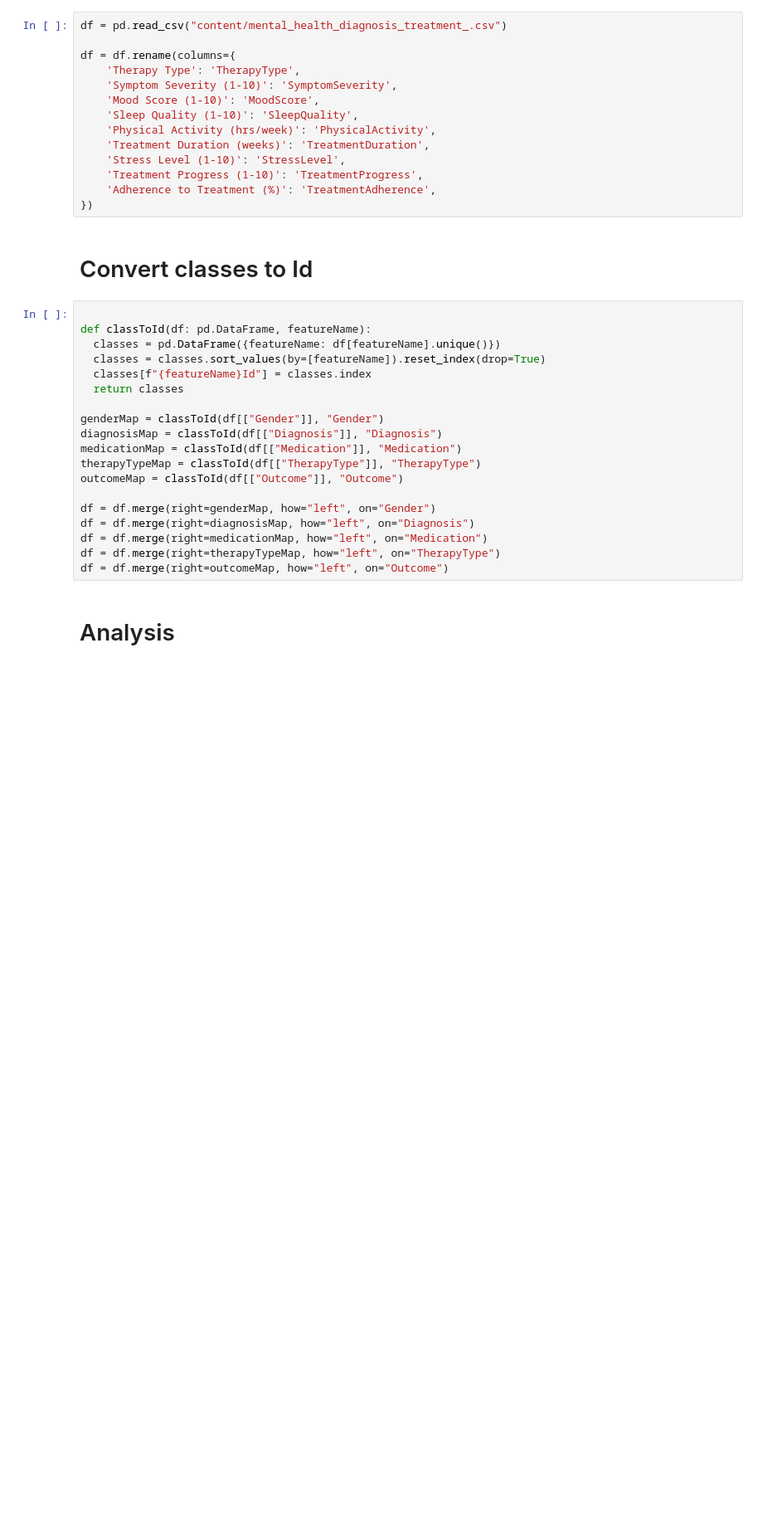
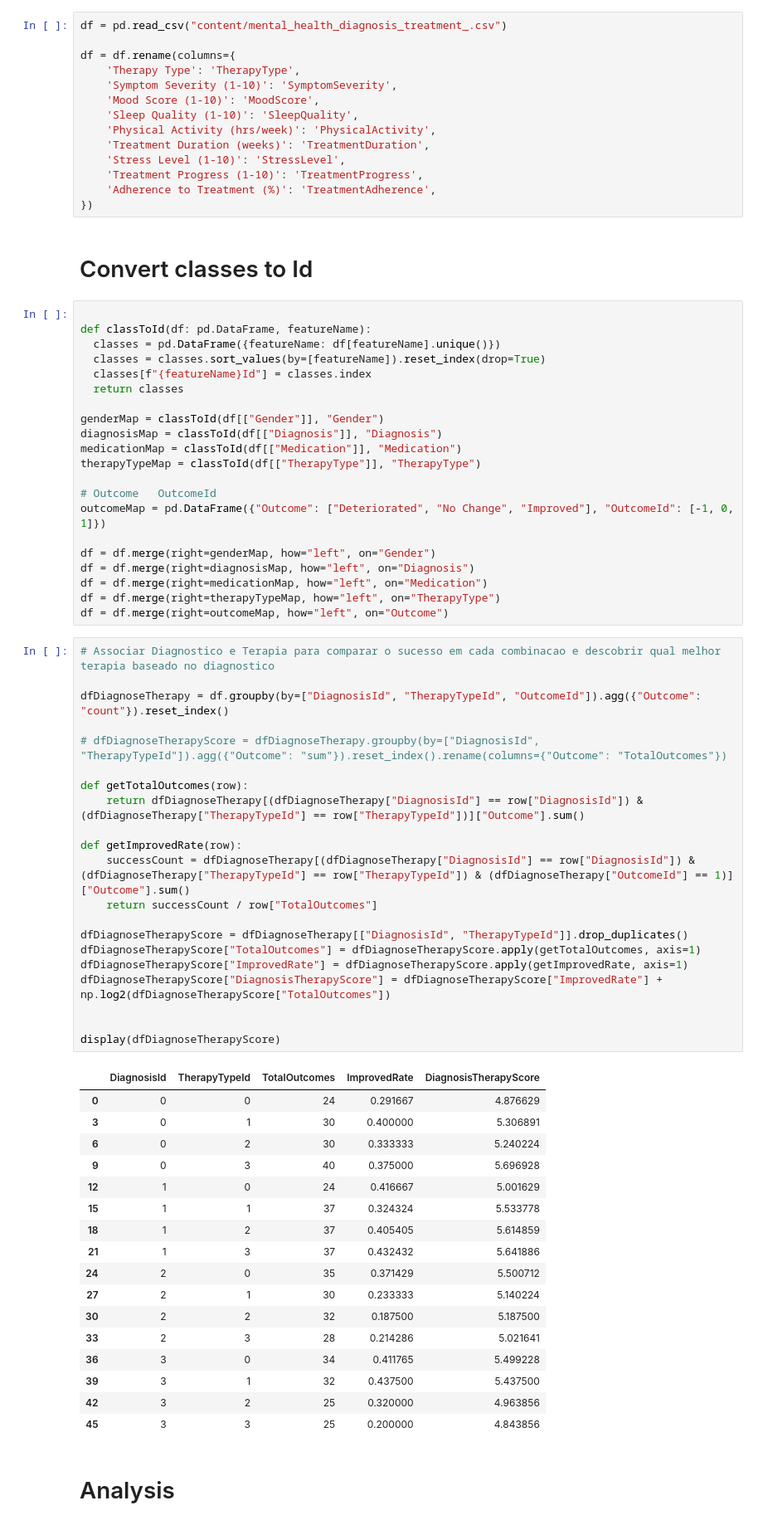
Before and after one commit to gbdavi/AICommittee, a Jupyter notebook: main.ipynb, the cells around one changed output. Shown at 83% size. Saved outputs shown, nothing was run; the diff lists cells and outputs as text; blank space fills up the shorter version.

Commit message:
Added score of therapies by diagnoses

```diff
--- a/main.ipynb
+++ b/main.ipynb
@@ -42,13 +42,54 @@ genderMap = classToId(df[["Gender"]], "Gender")
 diagnosisMap = classToId(df[["Diagnosis"]], "Diagnosis")
 medicationMap = classToId(df[["Medication"]], "Medication")
 therapyTypeMap = classToId(df[["TherapyType"]], "TherapyType")
-outcomeMap = classToId(df[["Outcome"]], "Outcome")
+
+# Outcome	OutcomeId
+outcomeMap = pd.DataFrame({"Outcome": ["Deteriorated", "No Change", "Improved"], "OutcomeId": [-1, 0, 1]})
 
 df = df.merge(right=genderMap, how="left", on="Gender")
 df = df.merge(right=diagnosisMap, how="left", on="Diagnosis")
 df = df.merge(right=medicationMap, how="left", on="Medication")
 df = df.merge(right=therapyTypeMap, how="left", on="TherapyType")
 df = df.merge(right=outcomeMap, how="left", on="Outcome")
+# %%
+# Associar Diagnostico e Terapia para comparar o sucesso em cada combinacao e descobrir qual melhor terapia baseado no diagnostico
+
+dfDiagnoseTherapy = df.groupby(by=["DiagnosisId", "TherapyTypeId", "OutcomeId"]).agg({"Outcome": "count"}).reset_index()
+
+# dfDiagnoseTherapyScore = dfDiagnoseTherapy.groupby(by=["DiagnosisId", "TherapyTypeId"]).agg({"Outcome": "sum"}).reset_index().rename(columns={"Outcome": "TotalOutcomes"})
+
+def getTotalOutcomes(row):
+    return dfDiagnoseTherapy[(dfDiagnoseTherapy["DiagnosisId"] == row["DiagnosisId"]) & (dfDiagnoseTherapy["TherapyTypeId"] == row["TherapyTypeId"])]["Outcome"].sum()
+
+def getImprovedRate(row):
+    successCount = dfDiagnoseTherapy[(dfDiagnoseTherapy["DiagnosisId"] == row["DiagnosisId"]) & (dfDiagnoseTherapy["TherapyTypeId"] == row["TherapyTypeId"]) & (dfDiagnoseTherapy["OutcomeId"] == 1)]["Outcome"].sum()
+    return successCount / row["TotalOutcomes"]
+
+dfDiagnoseTherapyScore = dfDiagnoseTherapy[["DiagnosisId", "TherapyTypeId"]].drop_duplicates()
+dfDiagnoseTherapyScore["TotalOutcomes"] = dfDiagnoseTherapyScore.apply(getTotalOutcomes, axis=1)
+dfDiagnoseTherapyScore["ImprovedRate"] = dfDiagnoseTherapyScore.apply(getImprovedRate, axis=1)
+dfDiagnoseTherapyScore["DiagnosisTherapyScore"] = dfDiagnoseTherapyScore["ImprovedRate"] + np.log2(dfDiagnoseTherapyScore["TotalOutcomes"])
+
+
+display(dfDiagnoseTherapyScore)
+# %% [output]
+|  | DiagnosisId | TherapyTypeId | TotalOutcomes | ImprovedRate | DiagnosisTherapyScore |
+| 0 | 0 | 0 | 24 | 0.291667 | 4.876629 |
+| 3 | 0 | 1 | 30 | 0.400000 | 5.306891 |
+| 6 | 0 | 2 | 30 | 0.333333 | 5.240224 |
+| 9 | 0 | 3 | 40 | 0.375000 | 5.696928 |
+| 12 | 1 | 0 | 24 | 0.416667 | 5.001629 |
+| 15 | 1 | 1 | 37 | 0.324324 | 5.533778 |
+| 18 | 1 | 2 | 37 | 0.405405 | 5.614859 |
+| 21 | 1 | 3 | 37 | 0.432432 | 5.641886 |
+| 24 | 2 | 0 | 35 | 0.371429 | 5.500712 |
+| 27 | 2 | 1 | 30 | 0.233333 | 5.140224 |
+| 30 | 2 | 2 | 32 | 0.187500 | 5.187500 |
+| 33 | 2 | 3 | 28 | 0.214286 | 5.021641 |
+| 36 | 3 | 0 | 34 | 0.411765 | 5.499228 |
+| 39 | 3 | 1 | 32 | 0.437500 | 5.437500 |
+| 42 | 3 | 2 | 25 | 0.320000 | 4.963856 |
+| 45 | 3 | 3 | 25 | 0.200000 | 4.843856 |
 # %% [markdown]
 # Analysis
 # %%
```
Also changed, not shown: 1 other file.
